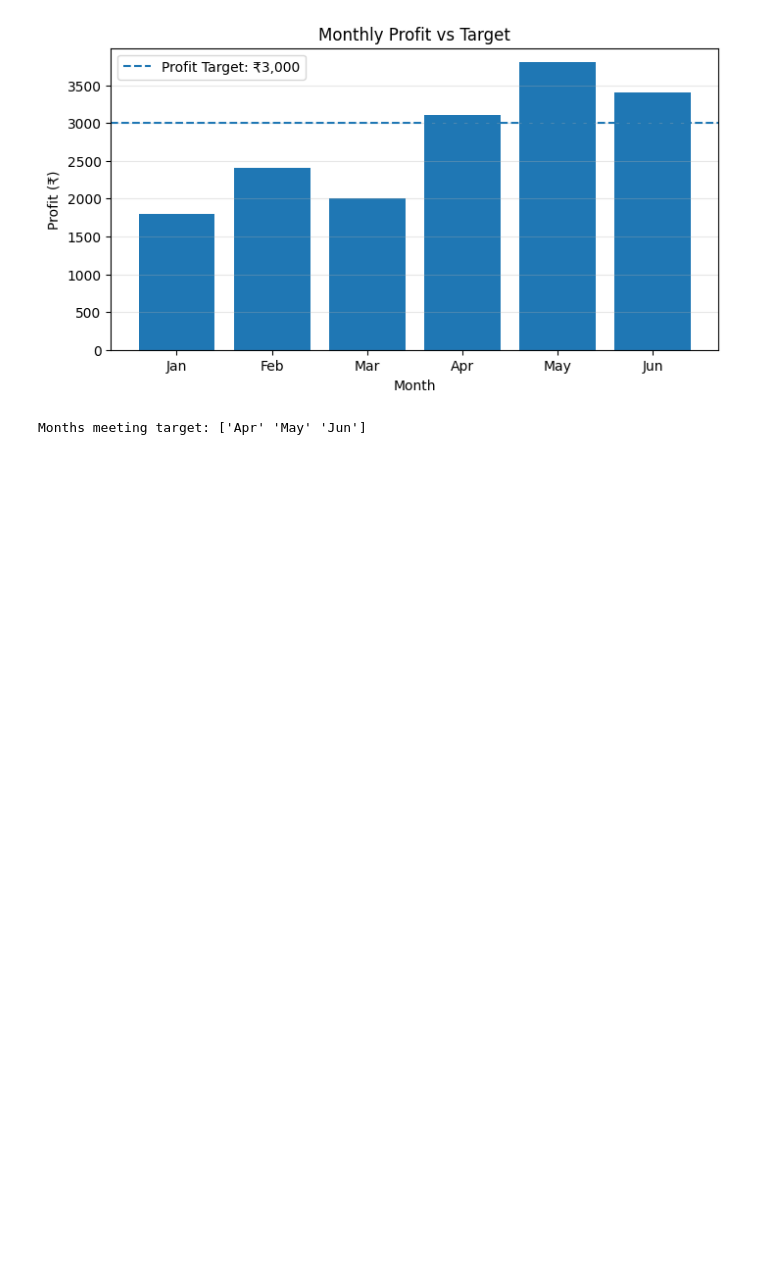
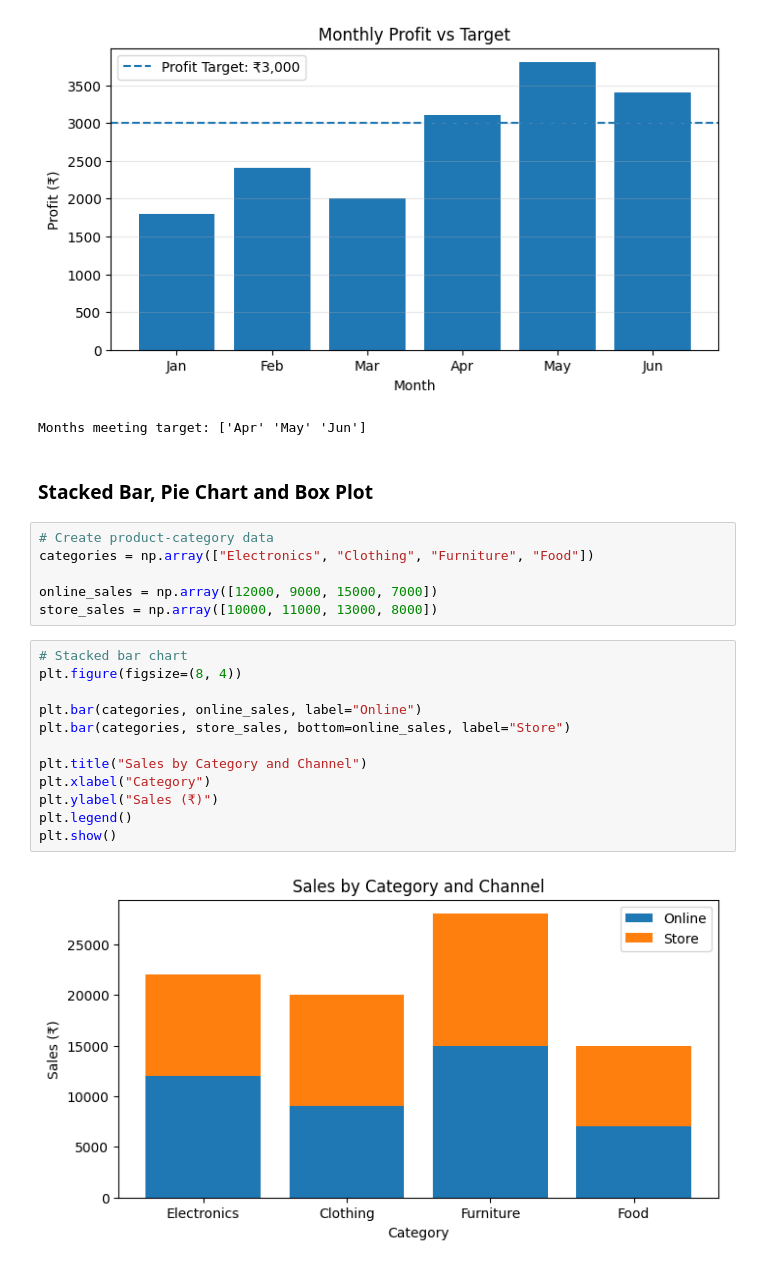
Before and after one commit to ivaibhavpawar1045/Python-Data-Analytics, a Jupyter notebook: 32_Advanced_Matlotlib/practice.ipynb, the cells around one changed output. Drawn from its saved outputs; the diff is of its cells as text; blank space fills up the shorter version.

Commit message:
Add stacked bar charts pie charts and box plot analysis

```diff
--- a/32_Advanced_Matlotlib/practice.ipynb
+++ b/32_Advanced_Matlotlib/practice.ipynb
@@ -134,3 +134,25 @@ print("Months meeting target:", months[high_profit])
 # %% [output]
 [figure]
 Months meeting target: ['Apr' 'May' 'Jun']
+# %% [markdown]
+### Stacked Bar, Pie Chart and Box Plot
+# %%
+# Create product-category data
+categories = np.array(["Electronics", "Clothing", "Furniture", "Food"])
+
+online_sales = np.array([12000, 9000, 15000, 7000])
+store_sales = np.array([10000, 11000, 13000, 8000])
+# %%
+# Stacked bar chart
+plt.figure(figsize=(8, 4))
+
+plt.bar(categories, online_sales, label="Online")
+plt.bar(categories, store_sales, bottom=online_sales, label="Store")
+
+plt.title("Sales by Category and Channel")
+plt.xlabel("Category")
+plt.ylabel("Sales (₹)")
+plt.legend()
+plt.show()
+# %% [output]
+[figure, added]
```
Also changed, not shown: parts of 3 cells of this notebook.
